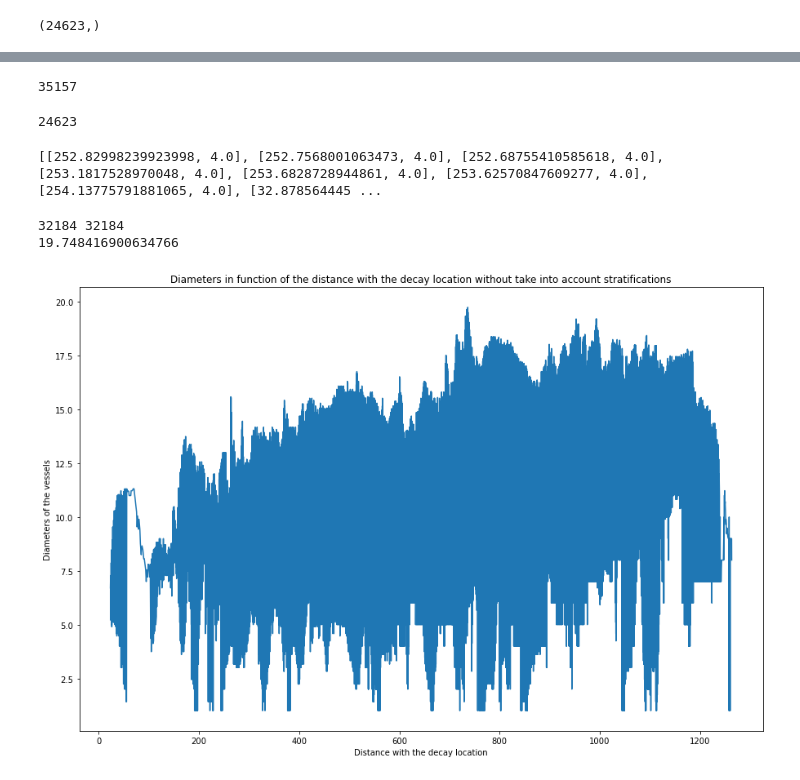
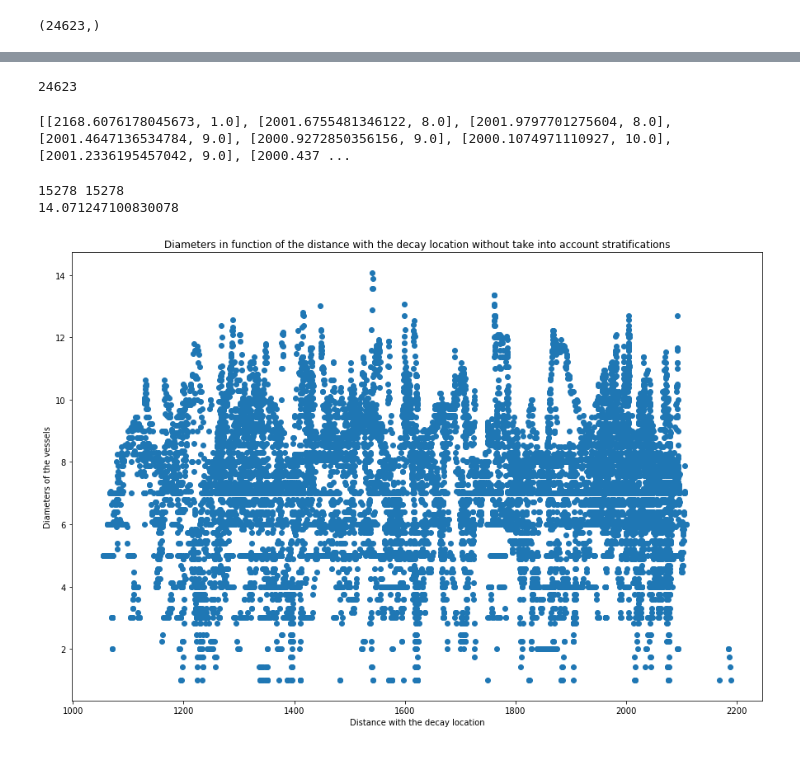
Before and after one commit to Cecile-Castiaux/Master-Thesis, a Jupyter notebook: Analyse variation de diamètre en 3D.ipynb, the cells around one changed output, grey strips where cells are left out. Drawn from its saved outputs; the diff is of its cells as text; code cells hidden in the pictures.

```diff
--- a/Analyse variation de diamètre en 3D.ipynb
+++ b/Analyse variation de diamètre en 3D.ipynb
@@ -137,24 +218,24 @@ Failed to allocate memory for image.
 # %%
-count_diam = 0
-for y in range(height):
-    for x in range(width):
-            diam_intensity = diam[y,x]
-            if diam_intensity != 0:
-                count_diam = count_diam +1
-print(count_diam)
+# count_diam = 0
+# for y in range(height):
+#     for x in range(width):
+#             diam_intensity = diam[y,x]
+#             if diam_intensity != 0:
+#                 count_diam = count_diam +1
+# print(count_diam)
-# %% [output]
-35157
 # %%
-diam_only = []
+#List of the coordinates of the skeleton
+
+radius_only = []
 for y in range(height):
     for x in range(width):
         for z in range(slices):
-            if diam[z,y,x] != 0:
-                diam_only.append([z,y,x])
+            if radius[z,y,x] != 0:
+                radius_only.append([z,y,x])
 
 #print(diam_only)
 #print(diam[14,3,11])
-print(len(diam_only))
+print(len(radius_only))
 # print(diam_only[2][0])
 # %% [output]
 24623
@@ -163,23 +244,25 @@ print(len(diam_only))
 
 import math
 
-carie_x = 894
-carie_y = 130
-carie_z = 213
+carie_x = 2048
+carie_y = 1235
+carie_z = 154
 
-dist=[None]*len(diam_only)
-diameters=[None]*len(diam_only)
+dist=[None]*len(radius_only)
+radii=[None]*len(radius_only)
 
-for k in range(len(diam_only)):
-    dist[k]= math.sqrt((diam_only[k][0] - carie_z)**2+(diam_only[k][1] - carie_y)**2+(diam_only[k][2] - carie_x)**2)
-    diameters[k] = diam[diam_only[k][0], diam_only[k][1], diam_only[k][2]]
+for k in range(len(radius_only)):
+    dist[k]= math.sqrt((radius_only[k][0] - carie_z)**2+(radius_only[k][1] - carie_y)**2+(radius_only[k][2] - carie_x)**2)
+    radii[k] = radius[radius_only[k][0], radius_only[k][1], radius_only[k][2]]
 #print(dist, diameters)
 # %%
+#Sorted array of distance and radius information
+
 array_plot_total = []
 #print(array_plot)
 # for k in range(len(dist_cap)):
 for k in range(len(dist)):
-    array_plot_total.append([dist[k],diameters[k]])
+    array_plot_total.append([dist[k],radii[k]])
 #     array_plot[k][0] = dist_cap[k]
 #     print(k, dist_cap[k], array_plot[k][0])
 #     array_plot[k][1] = diameters_cap[k]
@@ -188,28 +271,28 @@ print(array_plot_total, len(array_plot_total), max(array_plot_total), min(array_
 array_plot_total.sort()
 print("Sorted:",array_plot_total)
 # %% [output]
-[[252.82998239923998, 4.0], [252.7568001063473, 4.0], [252.68755410585618, 4.0], [253.1817528970048, 4.0], [253.6828728944861, 4.0], [253.62570847609277, 4.0], [254.13775791881065, 4.0], [32.878564445 ...
+[[2168.6076178045673, 1.0], [2001.6755481346122, 8.0], [2001.9797701275604, 8.0], [2001.4647136534784, 9.0], [2000.9272850356156, 9.0], [2000.1074971110927, 10.0], [2001.2336195457042, 9.0], [2000.437 ...
 # %%
 dist_sorted = []
-diam_sorted = []
+radius_sorted = []
 
 for k in range(len(array_plot_total)):
     dist_sorted.append(array_plot_total[k][0])
-    diam_sorted.append(array_plot_total[k][1])
+    radius_sorted.append(array_plot_total[k][1])
 #print("dist", dist_sorted, "diam", diam_sorted)
 # %%
-print(len(dist), len(diameters))
-print(max(diameters))
+print(len(dist), len(radii))
+print(max(radii))
 # %% [output]
-32184 32184
-19.748416900634766
+15278 15278
+14.071247100830078
 # %%
 plt.figure(figsize=(15,10))
-plt.plot(dist_sorted, diam_sorted)
-plt.title("Diameters in function of the distance with the decay location without take into account stratifications")
+plt.scatter(dist_sorted, radius_sorted)
+plt.title("Radii in function of the distance with the decay location without take into account stratifications")
 plt.xlabel("Distance with the decay location")
-plt.ylabel("Diameters of the vessels")
+plt.ylabel("Radii of the vessels")
 plt.show()
 # %% [output]
-[figure, old version]
+[figure, new version]
 # %%
```
Also changed, not shown: parts of 41 cells of this notebook.
